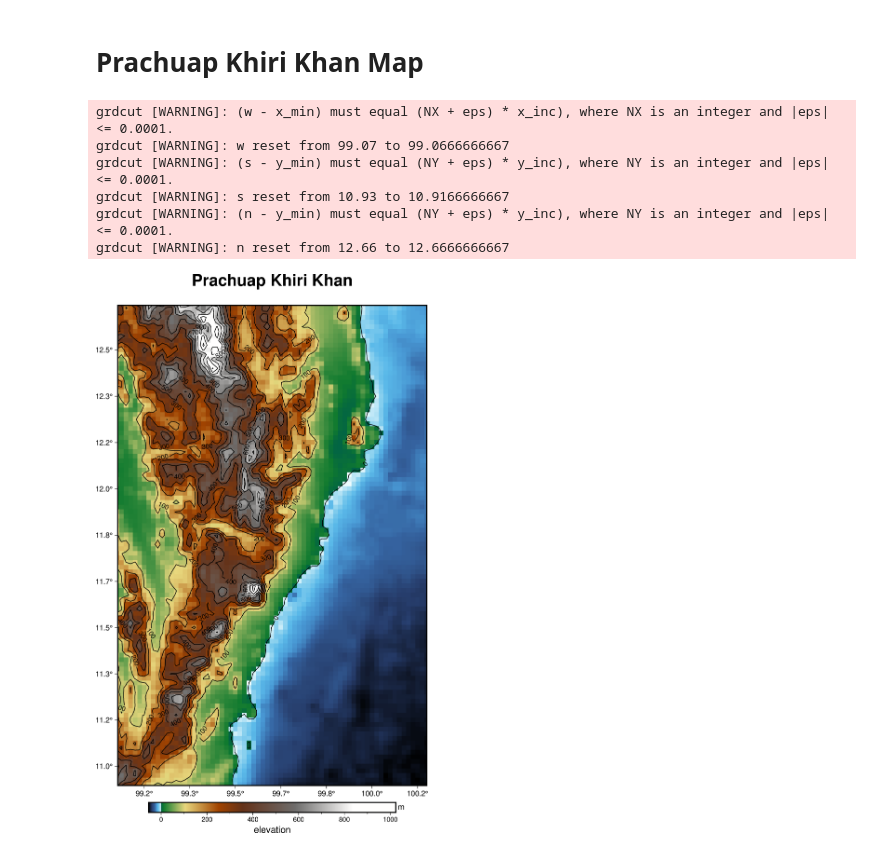
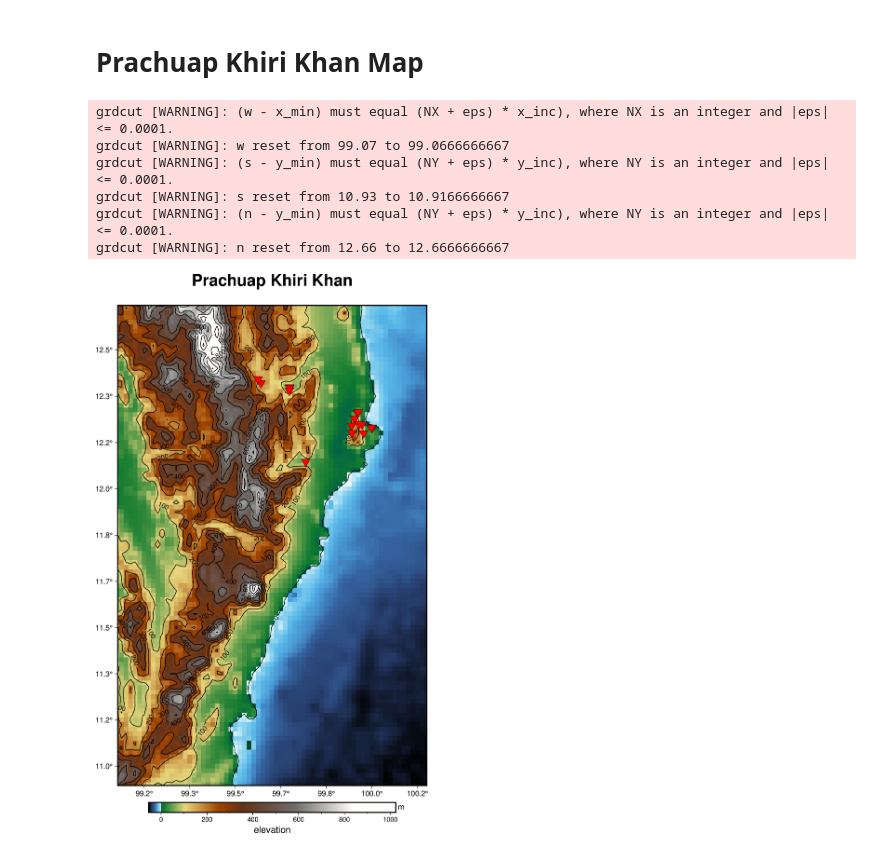
Before and after one commit to Benz-Poobua/Archaeological-Sites-in-Prachuap-Khiri-Khan, a Jupyter notebook: Ancient_sites.ipynb, the cells around one changed output. Saved outputs shown, nothing was run; the diff lists cells and outputs as text; code cells hidden in the pictures.

```diff
--- a/Ancient_sites.ipynb
+++ b/Ancient_sites.ipynb
@@ -5,26 +6,29 @@ import pygmt
+# %%
+sites = pd.read_csv('https://raw.githubusercontent.com/Benz-Poobua/Archaeological-Sites-in-Prachuap-Khiri-Khan/main/ancient_sites_demo.csv')
 # %%
 grid = pygmt.datasets.load_earth_relief(resolution="01m", region=[99.07, 100.20, 10.93, 12.66])
 fig = pygmt.Figure()
 pygmt.config(FORMAT_GEO_MAP='ddd.x', MAP_FRAME_TYPE='plain')
 fig.grdimage(
     grid=grid,
     cmap='geo',
     projection='M15c',
     frame=["a", "+tPrachuap Khiri Khan"]
 )
 fig.grdcontour(
     annotation=100,
     interval=100,
     grid=grid,
     limit=[-10, 1000]
 )
 fig.colorbar(frame=['x+lelevation', 'y+lm'])
+fig.plot(x=sites.long, y=sites.lat, style='i0.5c', fill='red', pen='black')
 fig.show()
 # %% [output]
 grdcut [WARNING]: (w - x_min) must equal (NX + eps) * x_inc), where NX is an integer and |eps| <= 0.0001.
 grdcut [WARNING]: w reset from 99.07 to 99.0666666667
 grdcut [WARNING]: (s - y_min) must equal (NY + eps) * y_inc), where NY is an integer and |eps| <= 0.0001.
 grdcut [WARNING]: s reset from 10.93 to 10.9166666667
 grdcut [WARNING]: (n - y_min) must equal (NY + eps) * y_inc), where NY is an integer and |eps| <= 0.0001.
 grdcut [WARNING]: n reset from 12.66 to 12.6666666667
-[figure, old version]
+[figure, new version]
```
Also changed, not shown: parts of 1 cell of this notebook.
